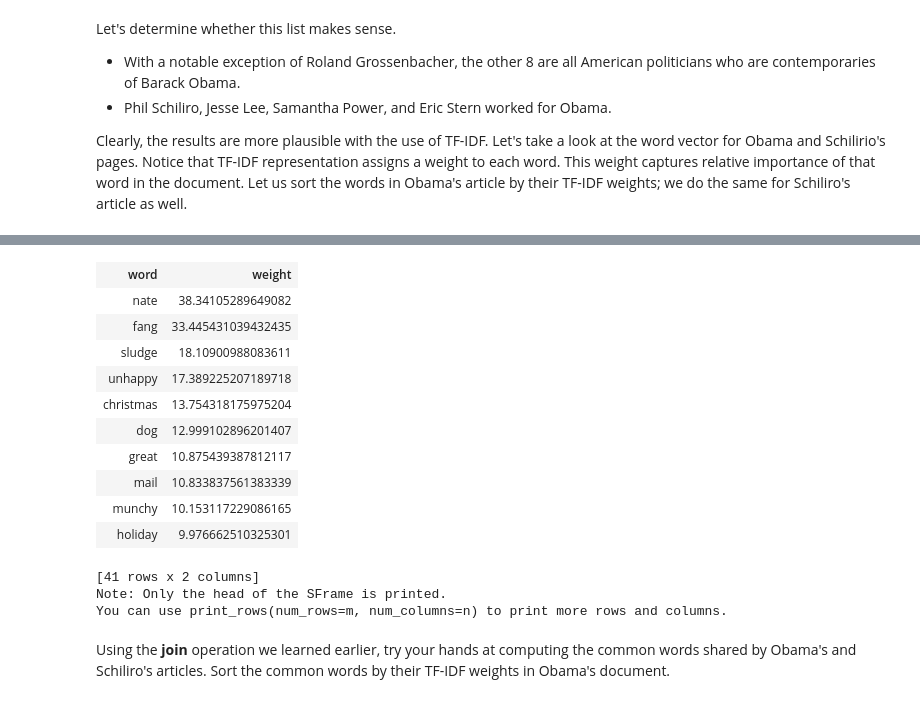
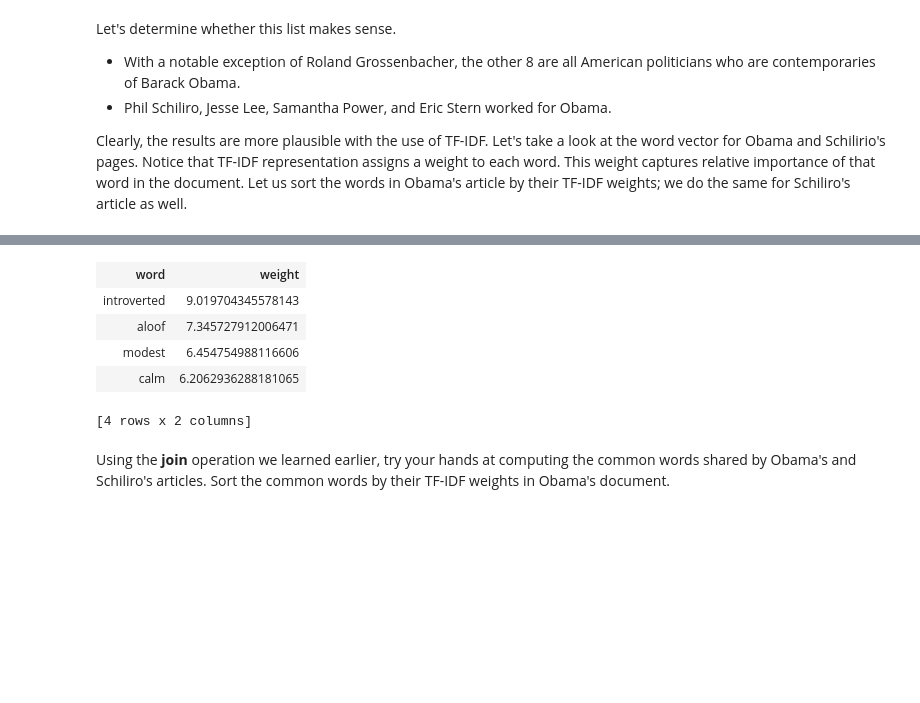
Before and after one commit to TBrockmeyer/big5-book-recommendation, a Jupyter notebook: CLU02-NB01.ipynb, the cells around one changed output, grey strips where cells are left out. Cells and saved outputs as stored; diff of their text form; code cells hidden in the pictures; blank space fills up the shorter version.

```diff
--- a/CLU02-NB01.ipynb
+++ b/CLU02-NB01.ipynb
@@ -729,20 +669,12 @@ You can use print_rows(num_rows=m, num_columns=n) to print more rows and columns
-# %%
-friendfromengland_tf_idf = top_words_tf_idf(books, 'Title', 'Nate The Great And The Crunchy Christmas (Nate The Great, paper)')#Friend from England')
-friendfromengland_tf_idf
-# %% [output]
-| word | weight |
-| nate | 38.34105289649082 |
-| fang | 33.445431039432435 |
-| sludge | 18.10900988083611 |
-| unhappy | 17.389225207189718 |
-| christmas | 13.754318175975204 |
-| dog | 12.999102896201407 |
-| great | 10.875439387812117 |
-| mail | 10.833837561383339 |
-| munchy | 10.153117229086165 |
-| holiday | 9.976662510325301 |
-[41 rows x 2 columns]
-Note: Only the head of the SFrame is printed.
-You can use print_rows(num_rows=m, num_columns=n) to print more rows and columns.
+# %%
+searchterm_tf_idf = top_words_tf_idf(books_2, 'Title', searchterm_title)
+searchterm_tf_idf
+# %% [output]
+| word | weight |
+| introverted | 9.019704345578143 |
+| aloof | 7.345727912006471 |
+| modest | 6.454754988116606 |
+| calm | 6.2062936288181065 |
+[4 rows x 2 columns]
 # %% [markdown]
 Using the **join** operation we learned earlier, try your hands at computing the common words shared by Obama's and Schiliro's articles. Sort the common words by their TF-IDF weights in Obama's document.
```
Also changed, not shown: parts of 22 cells of this notebook.
